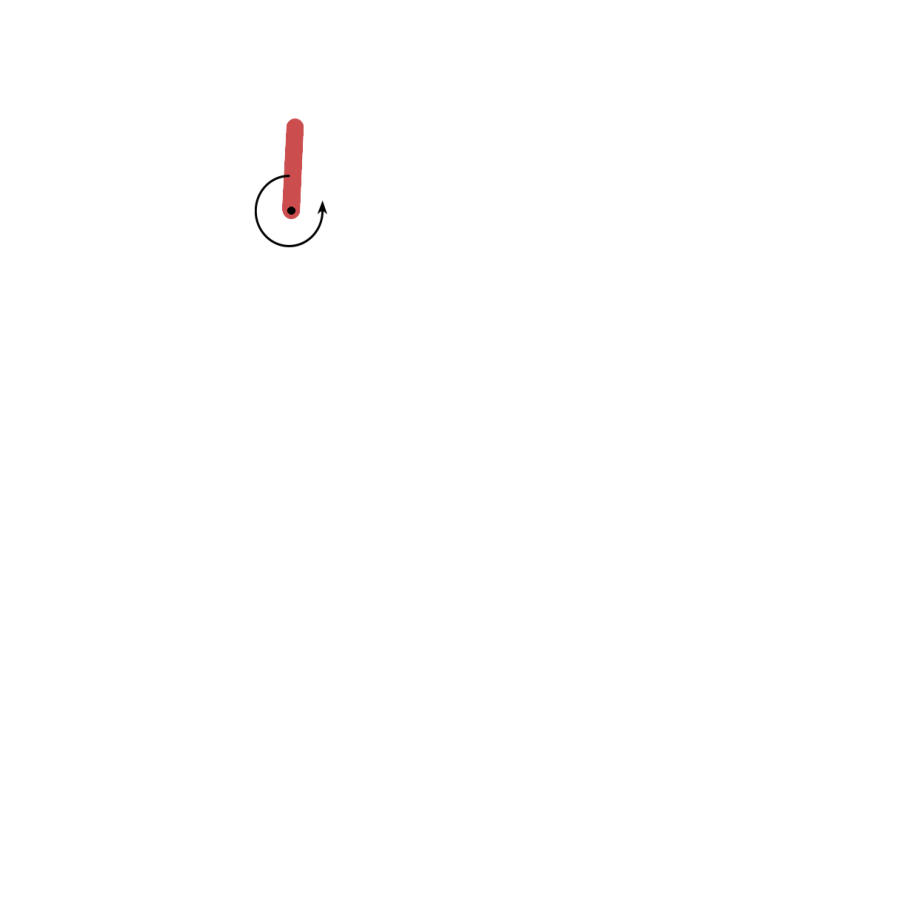
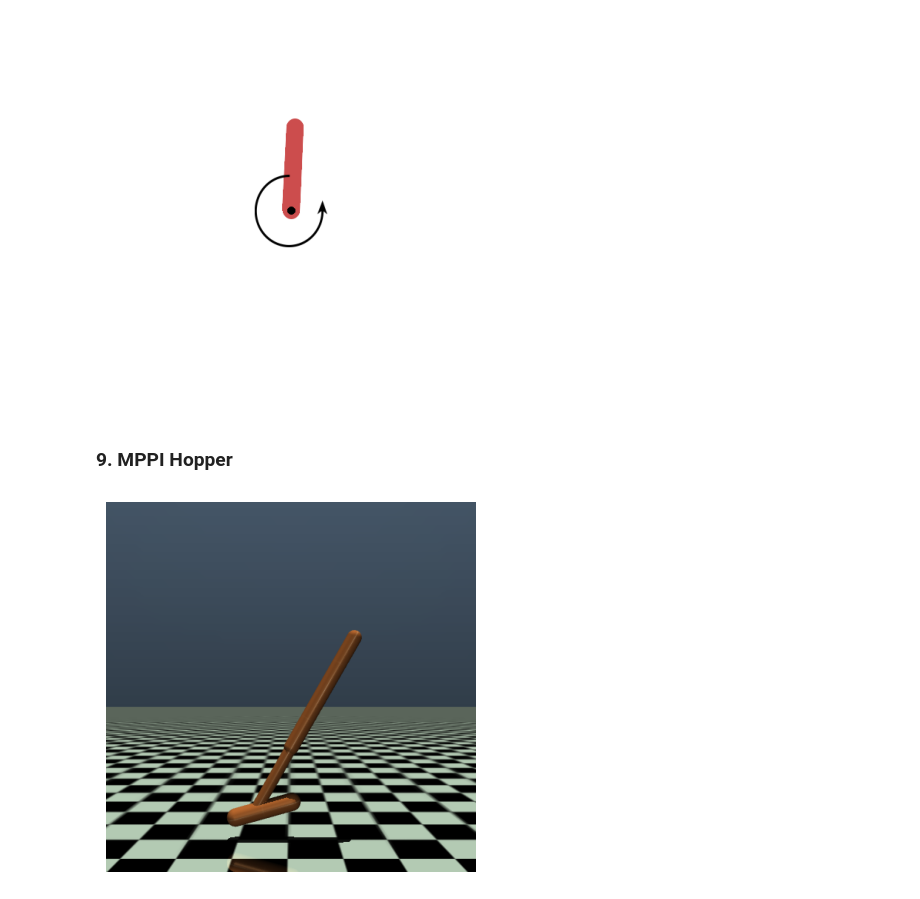
Before and after one commit to KozAAAAA/model_predictive_path_integral_control, a Jupyter notebook: main.ipynb, the cells around one changed output. Saved outputs shown, nothing was run; the diff lists cells and outputs as text; code cells hidden in the pictures; blank space fills up the shorter version.

Commit message:
Run MPPI with Hopper

```diff
--- a/main.ipynb
+++ b/main.ipynb
@@ -189,3 +189,29 @@ for _ in range(100):
 env.close()
 # %% [output]
 [figure]
+# %% [markdown]
+### 9. MPPI Hopper
+# %%
+env_options = {"id": "Hopper-v5"}
+env = gym.make(render_mode="rgb_array", **env_options)
+observation = env.reset()
+
+mppi = MPPI(
+    horizon=5,
+    trajectories=10,
+    temperature=0.1,
+    noise_cov=np.array([[0.1, 0.0, 0.0], [0.0, 0.1, 0.0], [0.0, 0.0, 0.1]]),
+    iterations=10,
+    env_options=env_options,
+)
+
+u = np.zeros((mppi.horizon, env.action_space.shape[0]))
+
+for _ in range(50):
+    display_gym(env)
+    u = mppi.optimize(x=observation, u_prev=u)
+    observation, reward, terminated, truncated, info = env.step(u[0])
+
+env.close()
+# %% [output]
+[figure, added]
```
Also changed, not shown: 1 other file.
